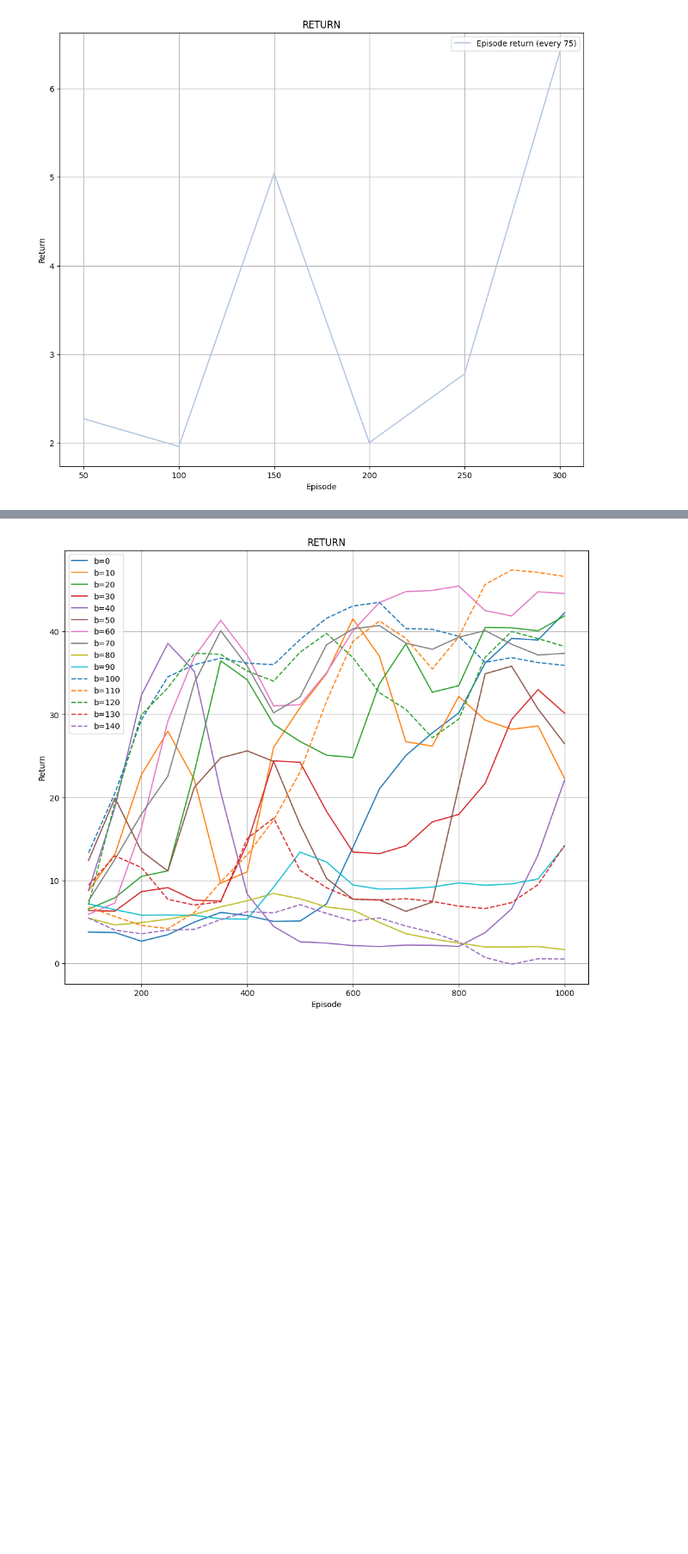
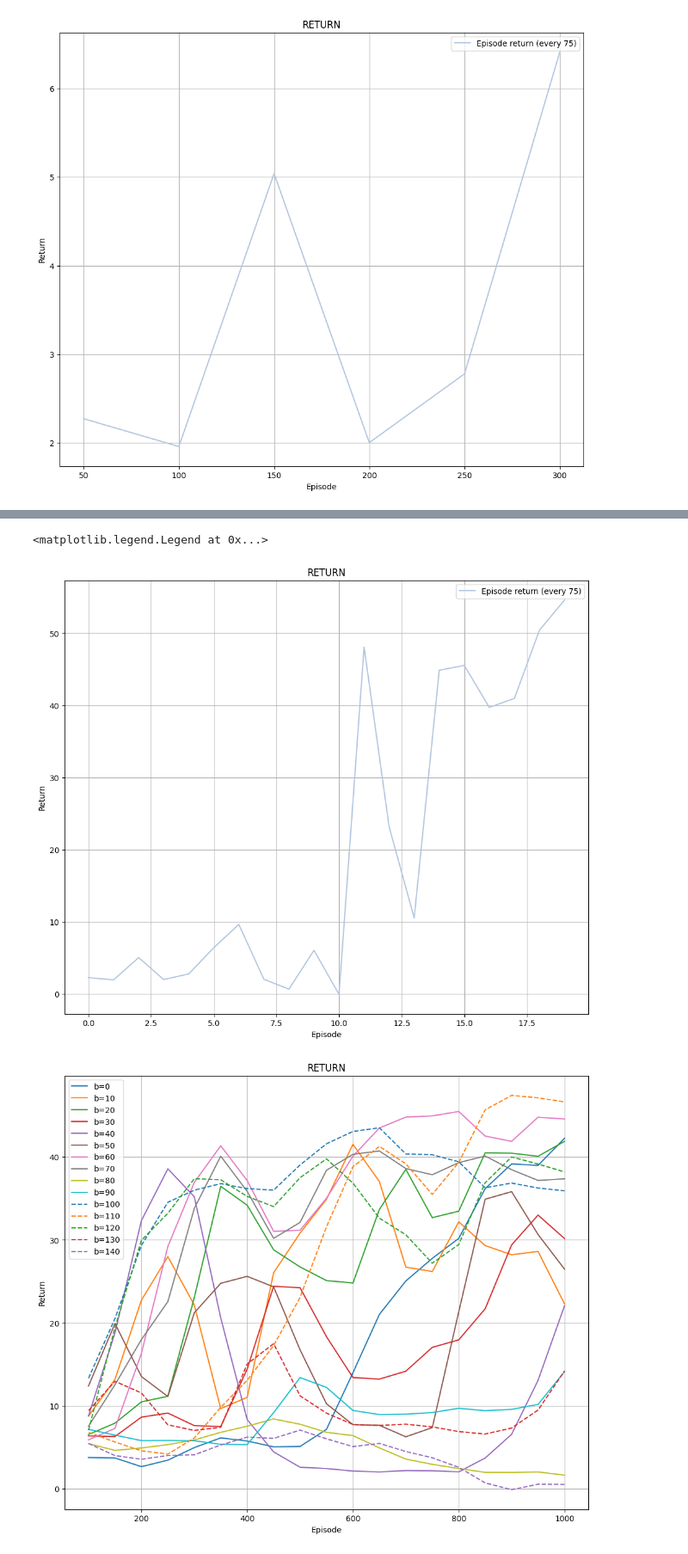
Before and after one commit to MaddalenaGhiotti/ReinforcementLearningProject, a Jupyter notebook: main_Maddalena.ipynb, the cells around one changed output, grey strips where cells are left out. Shown at 86% size. Saved outputs shown, nothing was run; the diff lists cells and outputs as text; code cells hidden in the pictures; blank space fills up the shorter version.

```diff
--- a/main_Maddalena.ipynb
+++ b/main_Maddalena.ipynb
@@ -297,0 +319,9 @@ plt.legend()
+# %%
+import csv
+fields=[model_name,0,'S',episodes, False, 0, 0.99, 1e-3, 64, 50, 42, list(returns_array[0]), list(returns_array[1]), list(returns_array[2]), list(times_array[0]), list(times_array[1]), list(times_array[2])]
+with open('results1.csv', 'a') as f:
+    writer = csv.writer(f)
+    writer.writerow(fields)
+# %%
+loaded_csv = pd.read_csv('results1.csv', index_col='model_name')
+display(loaded_csv)
@@ -298,3 +347,22 @@ plt.legend()
+# %%
+list_string = loaded_csv.loc['Reinforce_1000_b0_hS_rs42_250528_15-13-23.mdl','returns']
+list_real = eval(list_string)
+# %%
+#def plot_returns_times(numbers_array,return_array, average_array, beginning_array, points, name):
+"""Plot progress of return over episodes"""
+plt.figure(figsize=(12,10))
+plt.title('RETURN')
+plt.plot(np.arange(len(list_real)), list_real, c='lightsteelblue', label=f'Episode return (every 75)')
+#plt.plot(numbers_b[1:], average_array[1:], c='red', linestyle='--', label=f'Average over last {points*2} episodes')
+#plt.plot(numbers_b, beginning_array, c='lime', linestyle='--', label='Average over episodes from beginning')
+plt.xlabel('Episode')
+plt.ylabel('Return')
+plt.grid()
+plt.legend()
+#plt.savefig("./plots/"+name+'_Return',dpi=300)
+# %% [output]
+<matplotlib.legend.Legend at 0x...>
+[figure, added]
 # %%
 plt.figure(figsize=(12,10))
 plt.title('RETURN')
```
Also changed, not shown: parts of 3 cells of this notebook, 1 other file.
